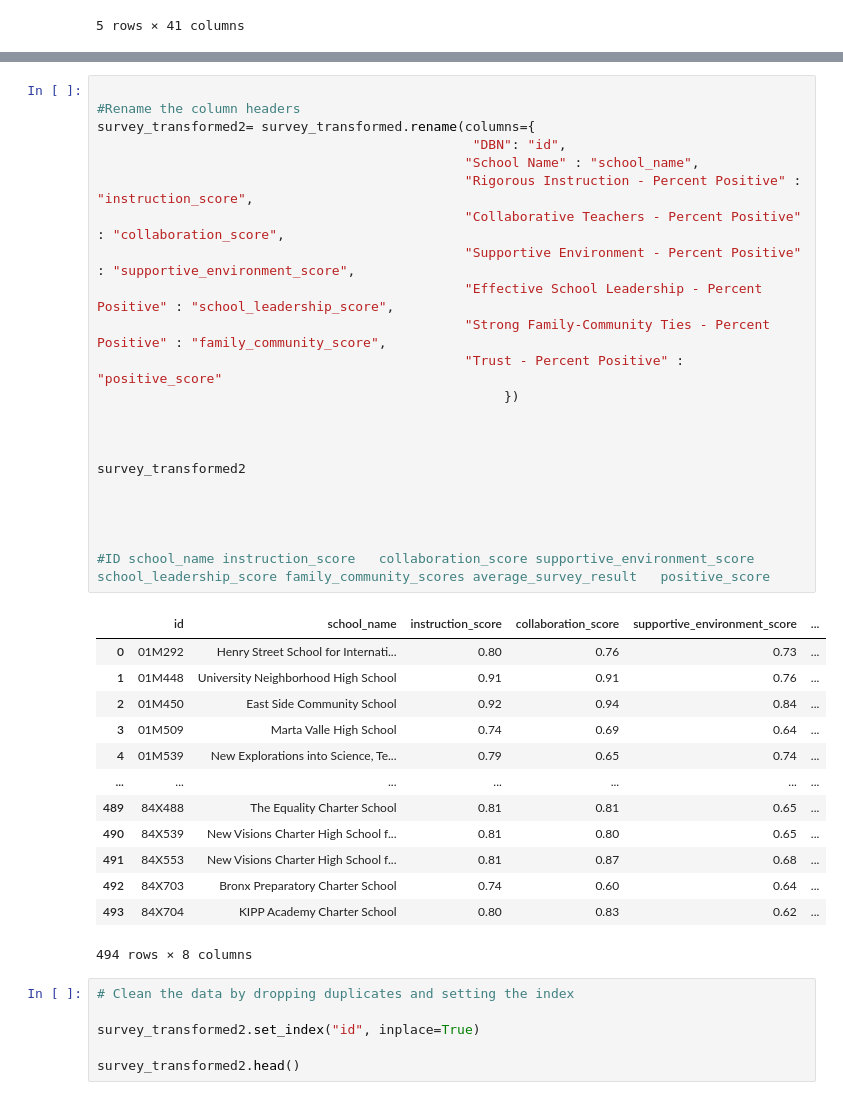
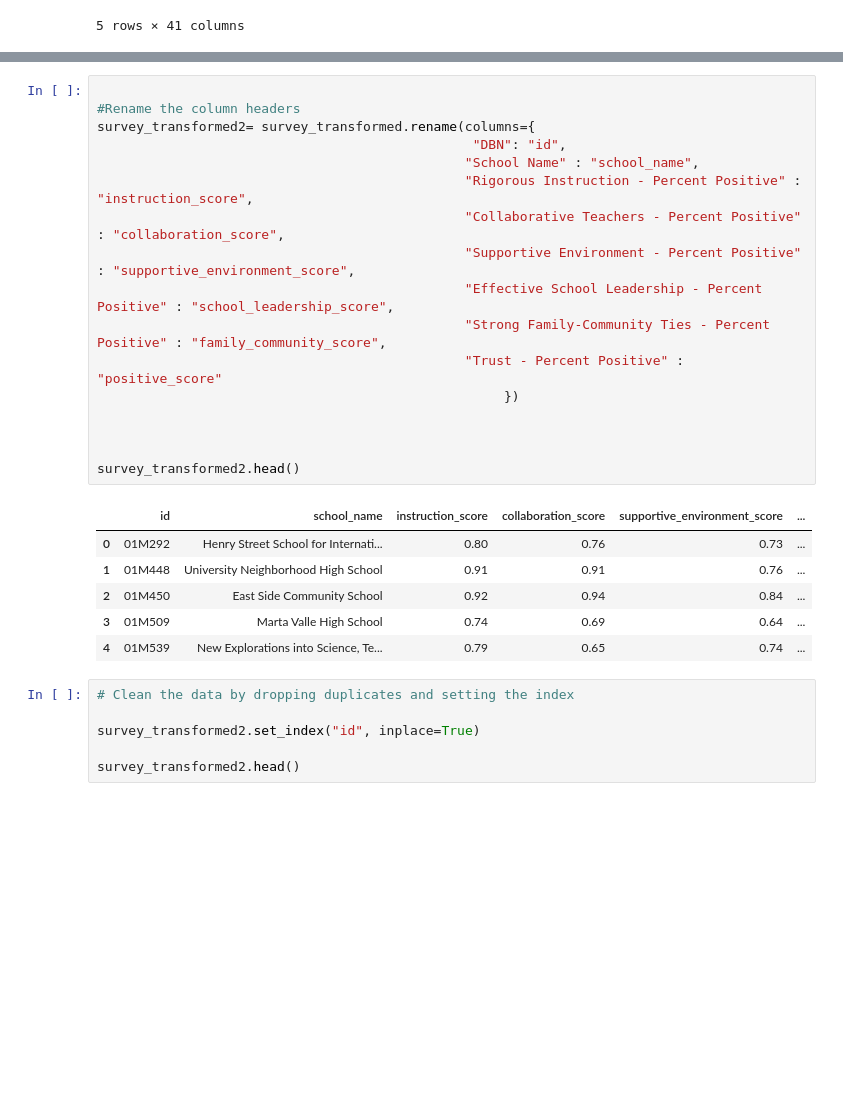
Before and after one commit to ekin651/Project_ETL, a Jupyter notebook: etl_project.ipynb, the cells around one changed output, grey strips where cells are left out. Cells and saved outputs as stored; diff of their text form; blank space fills up the shorter version.

```diff
--- a/etl_project.ipynb
+++ b/etl_project.ipynb
@@ -275,39 +311,27 @@ survey_transformed
 # %%
 
 #Rename the column headers
 survey_transformed2= survey_transformed.rename(columns={
                                                 "DBN": "id",
                                                "School Name" : "school_name",
                                                "Rigorous Instruction - Percent Positive" : "instruction_score",
                                                "Collaborative Teachers - Percent Positive" : "collaboration_score",
                                                "Supportive Environment - Percent Positive" : "supportive_environment_score",
                                                "Effective School Leadership - Percent Positive" : "school_leadership_score",
                                                "Strong Family-Community Ties - Percent Positive" : "family_community_score",
                                                "Trust - Percent Positive" : "positive_score"
                                                     })
 
 
 
-survey_transformed2
-
-
-
-
-#ID	school_name	instruction_score	collaboration_score	supportive_environment_score	school_leadership_score	family_community_scores	average_survey_result	positive_score
+survey_transformed2.head()
 # %% [output]
 |  | id | school_name | instruction_score | collaboration_score | supportive_environment_score | ... |
 | 0 | 01M292 | Henry Street School for Internati... | 0.80 | 0.76 | 0.73 | ... |
 | 1 | 01M448 | University Neighborhood High School | 0.91 | 0.91 | 0.76 | ... |
 | 2 | 01M450 | East Side Community School | 0.92 | 0.94 | 0.84 | ... |
 | 3 | 01M509 | Marta Valle High School | 0.74 | 0.69 | 0.64 | ... |
 | 4 | 01M539 | New Explorations into Science, Te... | 0.79 | 0.65 | 0.74 | ... |
-| ... | ... | ... | ... | ... | ... | ... |
-| 489 | 84X488 | The Equality Charter School | 0.81 | 0.81 | 0.65 | ... |
-| 490 | 84X539 | New Visions Charter High School f... | 0.81 | 0.80 | 0.65 | ... |
-| 491 | 84X553 | New Visions Charter High School f... | 0.81 | 0.87 | 0.68 | ... |
-| 492 | 84X703 | Bronx Preparatory Charter School | 0.74 | 0.60 | 0.64 | ... |
-| 493 | 84X704 | KIPP Academy Charter School | 0.80 | 0.83 | 0.62 | ... |
-494 rows × 8 columns
 # %%
 # Clean the data by dropping duplicates and setting the index
 
```
Also changed, not shown: parts of 21 cells of this notebook, 2 other files.
